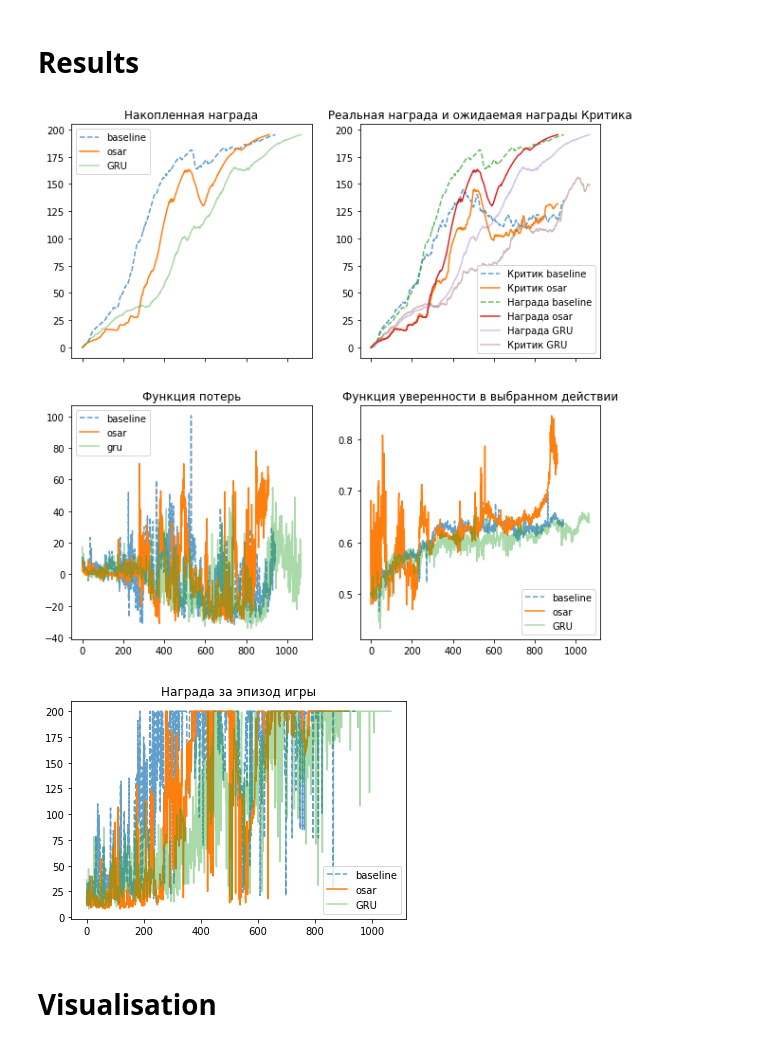
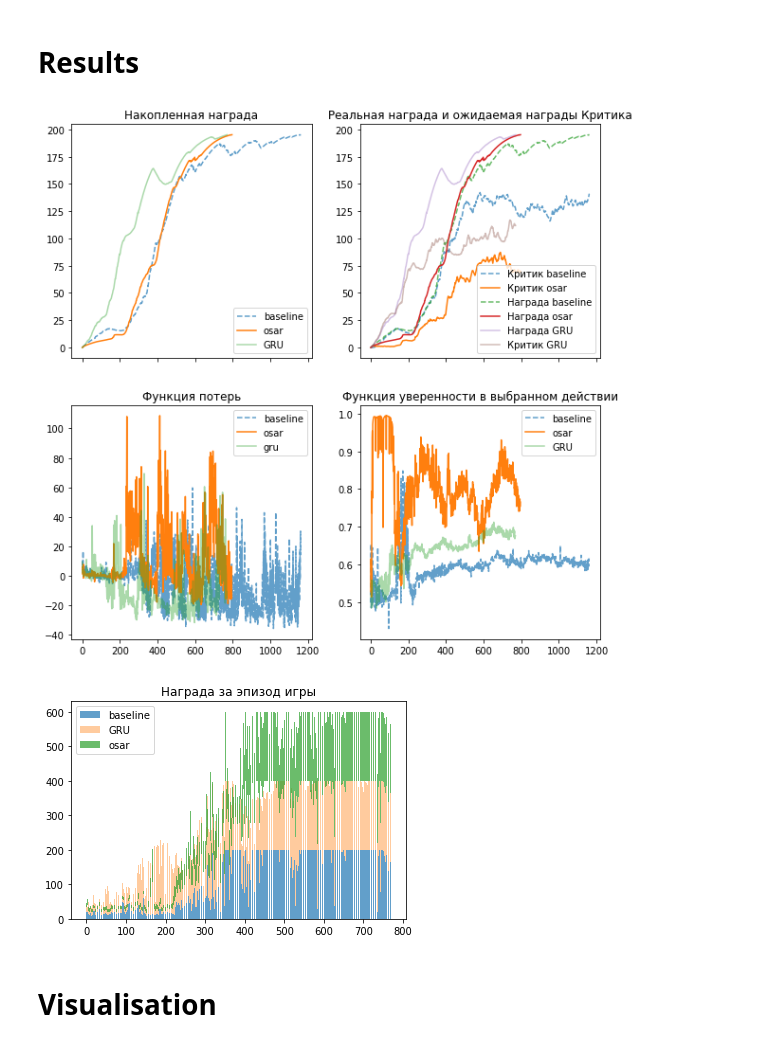
Before and after one commit to ustyuzhaninky/OSAR-keras, a Jupyter notebook: colab/Context Generator Cartpole Test.ipynb, the cells around one changed output. Drawn from its saved outputs; the diff is of its cells as text; code cells hidden in the pictures.

Commit message:
episodic reward chart

```diff
--- a/colab/Context Generator Cartpole Test.ipynb
+++ b/colab/Context Generator Cartpole Test.ipynb
@@ -127,14 +127,13 @@ def get_baseline(num_hidden=10, num_inputs=env.observation_space.high.shape[0],
                 num_hidden_units: int):
             """Initialize."""
             super().__init__()
-
+            self.num_hidden_units = num_hidden_units
             self.common = layers.Dense(num_hidden_units, activation="relu")
             self.actor = layers.Dense(num_actions)
             self.critic = layers.Dense(1)
 
         @tf.function
-        def train_step(initial_state: tf.Tensor,
-            model: tf.keras.Model,
+        def train_step(self, initial_state: tf.Tensor,
             optimizer: tf.keras.optimizers.Optimizer,
             gamma: float,
             max_steps_per_episode: int,
@@ -142,7 +141,7 @@ def get_baseline(num_hidden=10, num_inputs=env.observation_space.high.shape[0],
             return train_step(
                 initial_state, self, optimizer, gamma,
                 max_steps_per_episode, m_type=1,
-                initial_action=tf.zeros((1, 10,), dtype=tf.float32))
+                initial_action=tf.zeros((1, self.num_hidden_units,), dtype=tf.float32))
 
         def call(self, inputs: tf.Tensor) -> Tuple[tf.Tensor, tf.Tensor, tf.Tensor]:
             x = self.common(inputs)
@@ -167,7 +166,7 @@ def get_GRU(num_hidden=10, num_inputs=env.observation_space.high.shape[0],
                 num_hidden_units: int,):
             """Initialize."""
             super().__init__()
-
+            self.num_hidden_units = num_hidden_units
 #             self.common = layers.Dense(num_hidden_units, activation="relu")
             self.gru = tf.keras.layers.GRU(num_hidden_units,
                      kernel_regularizer='l2',
@@ -179,8 +178,7 @@ def get_GRU(num_hidden=10, num_inputs=env.observation_space.high.shape[0],
             self.critic = layers.Dense(1)
 
         @tf.function
-        def train_step(initial_state: tf.Tensor,
-            model: tf.keras.Model,
+        def train_step(self, initial_state: tf.Tensor,
             optimizer: tf.keras.optimizers.Optimizer,
             gamma: float,
             max_steps_per_episode: int,
@@ -188,7 +186,7 @@ def get_GRU(num_hidden=10, num_inputs=env.observation_space.high.shape[0],
             return train_step(
                 initial_state, self, optimizer, gamma,
                 max_steps_per_episode, m_type=1,
-                initial_action=tf.zeros((1, 10,), dtype=tf.float32))
+                initial_action=tf.zeros((1, self.num_hidden_units,), dtype=tf.float32))
 
         def call(self, inputs: tf.Tensor) -> Tuple[tf.Tensor, tf.Tensor, tf.Tensor]:
 #             state = self.common(inputs)
@@ -217,7 +215,7 @@ def get_OSAR(num_hidden=10, num_inputs=env.observation_space.high.shape[0],
                 n_turns: int):
             """Initialize."""
             super().__init__()
-
+            self.num_hidden_units = num_hidden_units
 #             self.common = layers.Dense(num_hidden_units, activation="relu")
             self.generator = ContextGenerator(num_hidden_units,
                      batch_size,
@@ -236,8 +234,7 @@ def get_OSAR(num_hidden=10, num_inputs=env.observation_space.high.shape[0],
             self.critic = layers.Dense(1)
 
         @tf.function
-        def train_step(initial_state: tf.Tensor,
-            model: tf.keras.Model,
+        def train_step(self, initial_state: tf.Tensor,
             optimizer: tf.keras.optimizers.Optimizer,
             gamma: float,
             max_steps_per_episode: int,
@@ -245,7 +242,7 @@ def get_OSAR(num_hidden=10, num_inputs=env.observation_space.high.shape[0],
             return train_step(
                 initial_state, self, optimizer, gamma,
                 max_steps_per_episode, m_type=2,
-                initial_action=tf.zeros((1, 10,), dtype=tf.float32))
+                initial_action=tf.zeros((1, self.num_hidden_units,), dtype=tf.float32))
 
         def call(self, inputs: List[tf.Tensor]) -> Tuple[tf.Tensor, tf.Tensor, tf.Tensor]:
             state = inputs[0]
@@ -407,7 +404,7 @@ def run(model:tf.keras.Model,
             episode_reward, hist = model.train_step(
                 initial_state, optimizer, gamma,
                 max_steps_per_episode,
-                initial_action=tf.zeros((1, 10,), dtype=tf.float32))
+                initial_action=tf.zeros((1, inits,), dtype=tf.float32))
             episode_reward = tf.cast(episode_reward, tf.float32)
             hist = tf.concat([
                 tf.cast(tf.expand_dims(x, 0), tf.float32) for x in hist], axis=0)
@@ -500,16 +497,18 @@ ax[1, 1].set_title('Функция уверенности в выбранном
 ax[1, 1].legend()
 plt.show()
 # %% [output]
-[figure, old version]
+[figure, new version]
 # %%
-plt.plot(baseline_hist[:, 0],'--', alpha=0.7, label='baseline')
-plt.plot(osar_hist[:, 0], label='osar')
-plt.plot(gru_hist[:, 0], alpha=0.4, label='GRU')
+plt.bar(range(len(gru_hist)), baseline_hist[:len(gru_hist), 0], alpha=0.7, label='baseline')
+plt.bar(range(len(gru_hist)), gru_hist[:, 0], alpha=0.4,
+        bottom=baseline_hist[:len(gru_hist), 0], label='GRU')
+plt.bar(range(len(gru_hist)), osar_hist[:len(gru_hist), 0], alpha=0.7, label='osar',
+       bottom=baseline_hist[:len(gru_hist), 0]+osar_hist[:len(gru_hist), 0])
 plt.title('Награда за эпизод игры')
 plt.legend()
 plt.show()
 # %% [output]
-[figure, old version]
+[figure, new version]
 # %% [markdown]
 # Visualisation
 # %%
```
Also changed, not shown: parts of 8 cells of this notebook.
